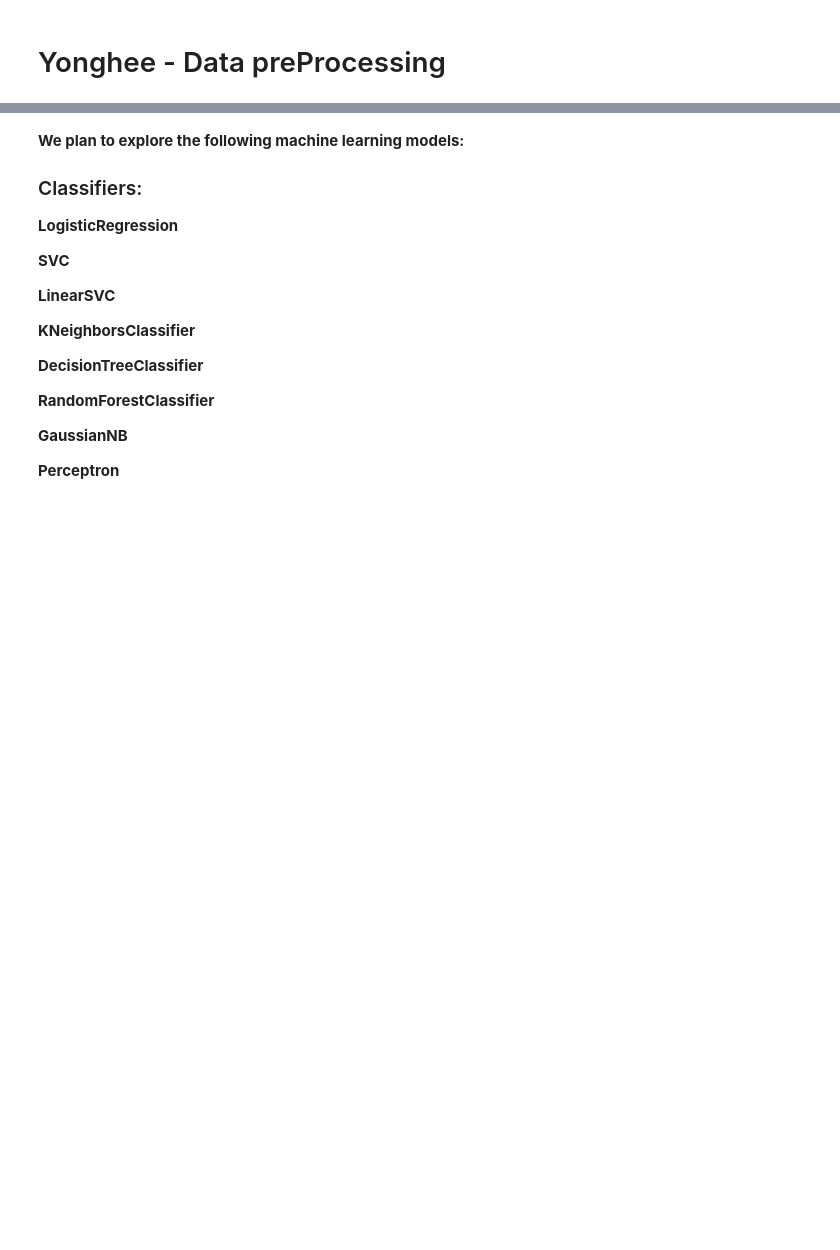
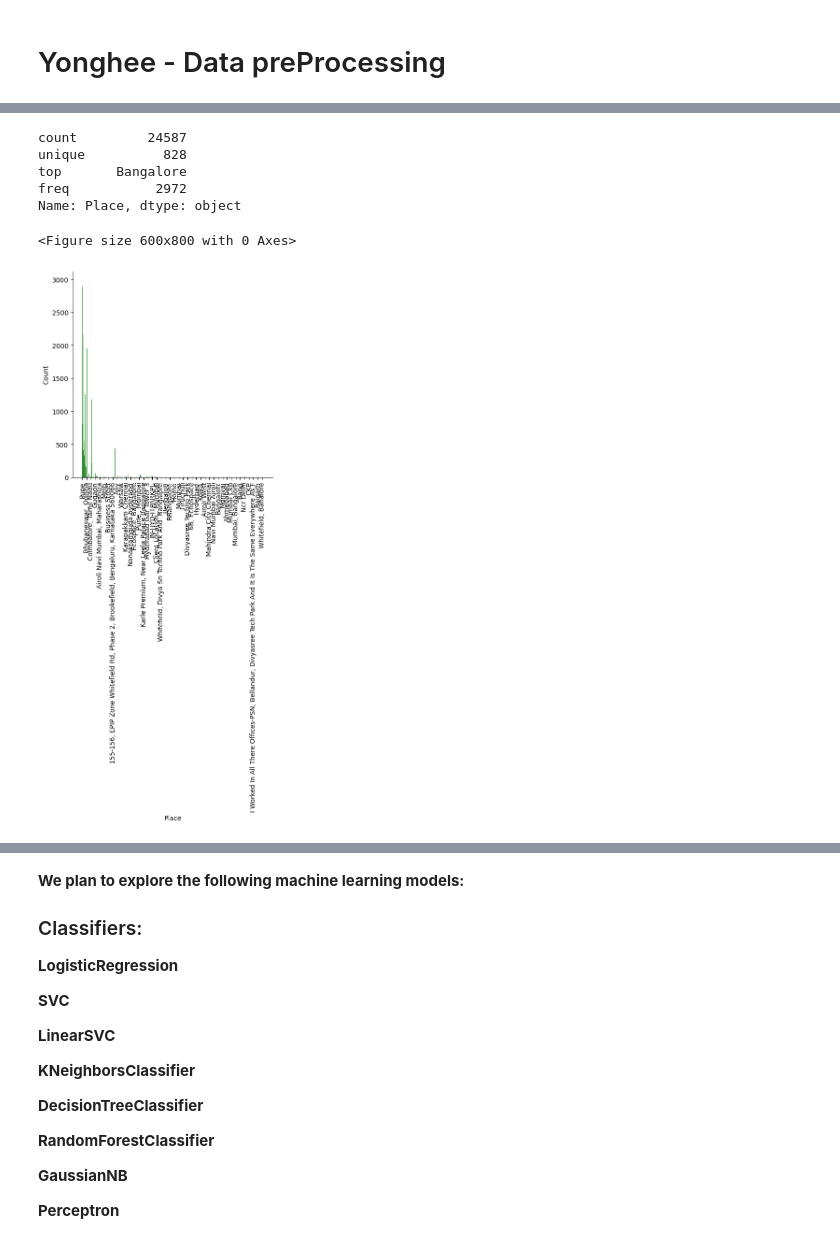
Before and after one commit to TEcjddns/UChicago_AIML_Project, a Jupyter notebook: EmployeeHappiness.ipynb, the cells around one changed output, grey strips where cells are left out. Drawn from its saved outputs; the diff is of its cells as text; code cells hidden in the pictures; blank space fills up the shorter version.

```diff
--- a/EmployeeHappiness.ipynb
+++ b/EmployeeHappiness.ipynb
@@ -120,0 +259,18 @@ for col in data.columns:
+# %%
+print(df['Place'].describe())
+plt.figure(figsize=(6,8))
+sns.displot(df['Place'],color='green');
+
+x_labels = df['Place'].unique()[::20]  # 간격 조절
+x_ticks = range(0, len(x_labels) * 20, 20)  # 간격에 해당하는 tick 위치 설정
+plt.xticks(x_ticks, x_labels, rotation=90)  # 레이블 설정
+plt.xlabel("Place")
+plt.show()
+# %% [output]
+count         24587
+unique          828
+top       Bangalore
+freq           2972
+Name: Place, dtype: object
+<Figure size 600x800 with 0 Axes>
+[figure, added]
```
Also changed, not shown: parts of 20 cells of this notebook.
